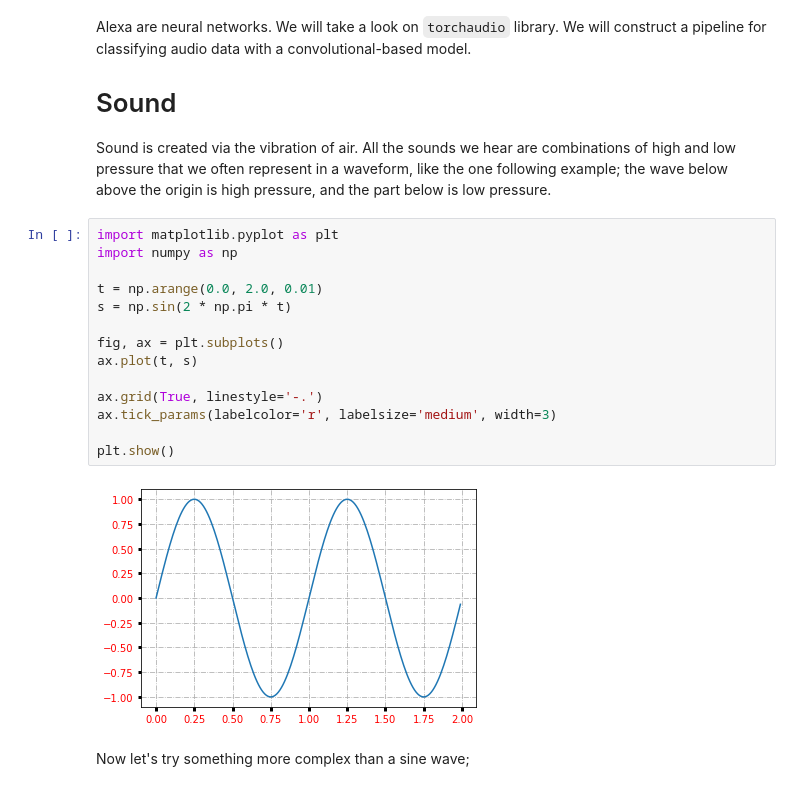
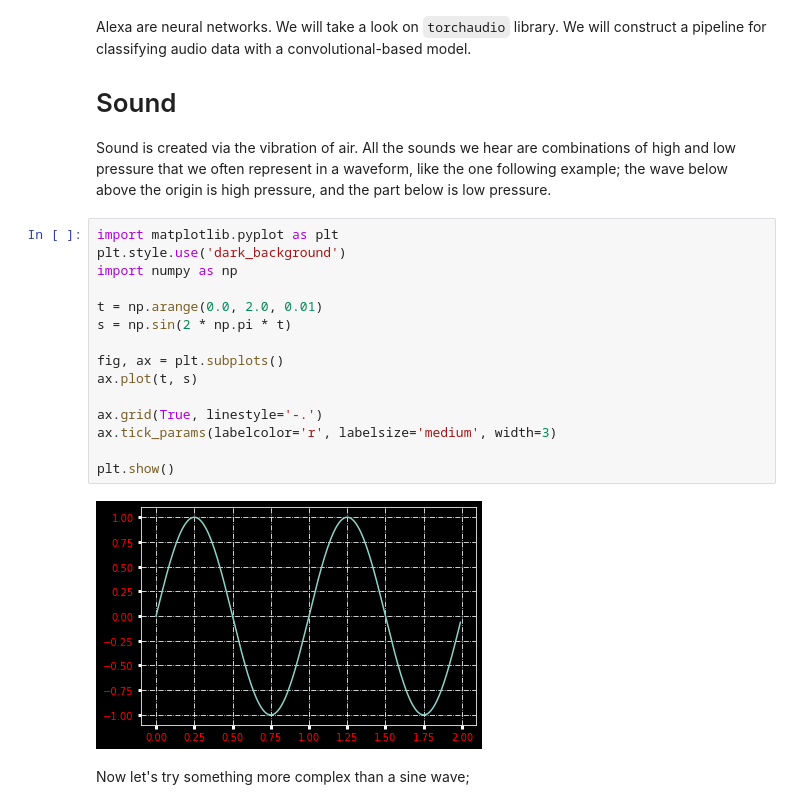
Before and after one commit to lenoqt/PyTorch, a Jupyter notebook: Book-1/Chapter 6 - Torchaudio.ipynb, the cells around one changed output. Cells and saved outputs as stored; diff of their text form.

```diff
--- a/Book-1/Chapter 6 - Torchaudio.ipynb
+++ b/Book-1/Chapter 6 - Torchaudio.ipynb
@@ -8,20 +8,21 @@ One of the most successful applications of deep learning is something that we ca
 Sound is created via the vibration of air. All the sounds we hear are combinations of high and low pressure that we often represent in a waveform, like the one following example; the wave below above the origin is high pressure, and the part below is low pressure.
 # %%
 import matplotlib.pyplot as plt
+plt.style.use('dark_background')
 import numpy as np
 
 t = np.arange(0.0, 2.0, 0.01)
 s = np.sin(2 * np.pi * t)
 
 fig, ax = plt.subplots()
 ax.plot(t, s)
 
 ax.grid(True, linestyle='-.')
 ax.tick_params(labelcolor='r', labelsize='medium', width=3)
 
 plt.show()
 # %% [output]
-[figure, old version]
+[figure, new version]
 # %% [markdown]
 Now let's try something more complex than a sine wave;
 # %%
```
Also changed, not shown: parts of 23 cells of this notebook.
